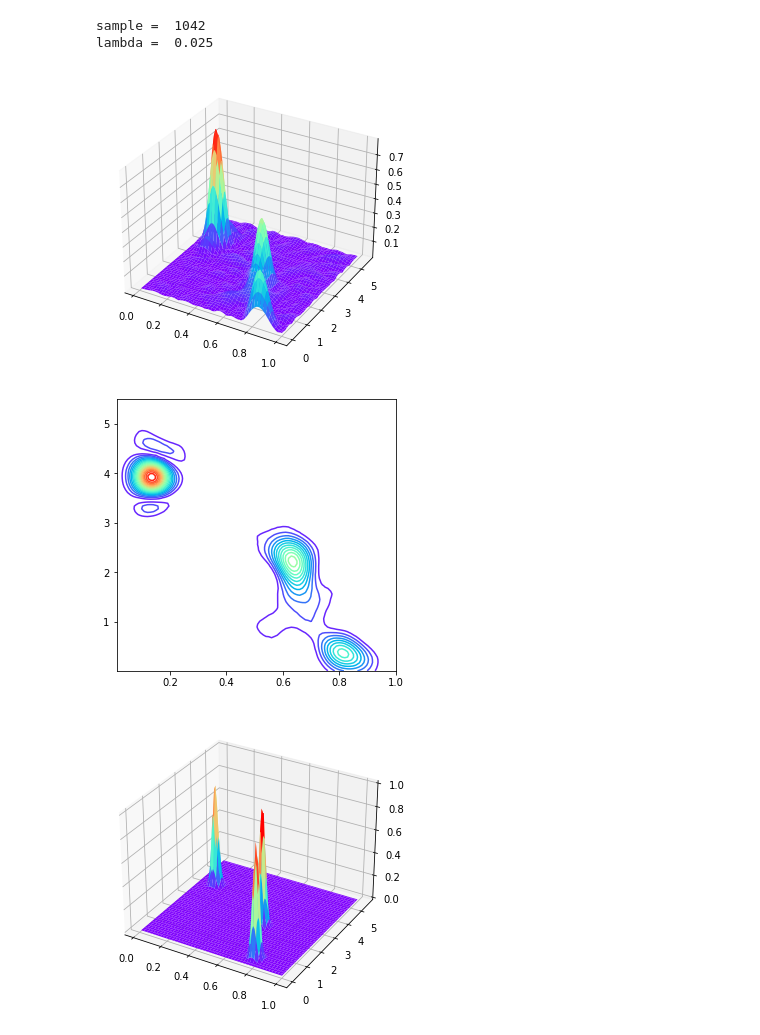
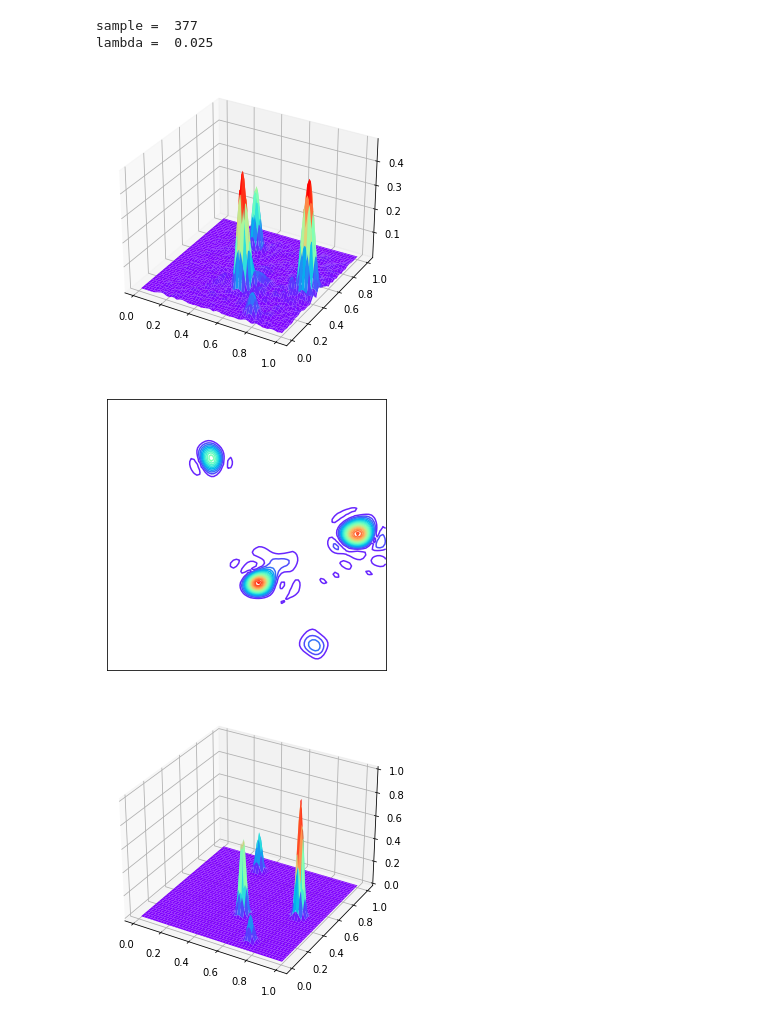
Before and after one commit to chenbo-cyber/DILT_ViT_2D, a Jupyter notebook: test_val.ipynb, the cells around one changed output. Saved outputs shown, nothing was run; the diff lists cells and outputs as text; code cells hidden in the pictures.

```diff
--- a/test_val.ipynb
+++ b/test_val.ipynb
@@ -6,35 +6,36 @@ import train
 from mpl_toolkits.mplot3d import Axes3D
 import scipy.io as scio
 
-DEVICE = torch.device("cuda:0")
+# DEVICE = torch.device("cuda:1")
 
 val_input = np.load("./Dataset/val_input.npy")
 val_label = np.load("./Dataset/val_label.npy")
+# val_input = np.load("./Dataset/test_input1.npy")
+# val_label = np.load("./Dataset/test_label1.npy")
 
-epoch = 120
+
+epoch = 300
 
 with torch.no_grad():
-    checkpoint = torch.load('Experiments/SimpleViT_230303_182546/checkpoints/epoch_{num}.pth'.format(num=epoch), map_location=DEVICE )
-    # checkpoint = torch.load('Experiments/SimpleViT_H10L10/checkpoints/epoch_{num}.pth'.format(num=epoch), map_location=DEVICE )
+    # checkpoint = torch.load('Experiments/SimpleViT_230512_203404/checkpoints/epoch_{num}.pth'.format(num=epoch), map_location=DEVICE )
+    checkpoint = torch.load('Experiments/T2T2_lin_1.5_48/SimpleViT_lambda=0.9/checkpoints/last.pth', map_location=DEVICE )
     # checkpoint = torch.load('./checkpoint/experiment_name/ViT/sig4.pth')
     args = checkpoint['args']
     module = train.set_module(args)
     module.load_state_dict(checkpoint['model'])
-    module.to(DEVICE)
+    module.to(args.device)
     module.eval()
 
 sample = np.random.randint(0, 2000)
-# sample = 1013
-sample = 1042
-# sample = 1101
-# sample = 276
-# sample = 1716
+# sample = 591
+sample = 377
 print('sample = ', sample)
 test_input = val_input[sample]
-test_input = torch.tensor(test_input).unsqueeze(0).to(DEVICE)
+test_input = torch.tensor(test_input).unsqueeze(0).to(args.device)
 test_input = test_input.to(torch.float32)
 
 out_decay, test_out, test_lambda = module(test_input)
+out_decay = out_decay.cpu().detach().numpy()
 test_out = test_out.cpu().detach().numpy()
 print('lambda = ', test_lambda)
 
@@ -42,41 +43,52 @@ print('lambda = ', test_lambda)
 # scio.savemat("./label.mat", {"label":val_label[sample]})
 # scio.savemat("./result.mat", {"result":test_out[0, :, :]})
 # %% [output]
-sample =  1042
+sample =  377
 lambda =  0.025
 # %%
 label_dim = 100
 
 figure = plt.figure(0)
 axes = Axes3D(figure)
 
 X = np.linspace(0.01, 1, 100)
-Y = np.linspace(0.0154, 5.5, 100)
+Y = np.linspace(0.01, 1, 100)
+
+# X = np.logspace(-1, 0.01, 100)
+# Y = np.logspace(-1, 0.01, 100)
 
 X,Y = np.meshgrid(X, Y)
 Z = test_out[0].reshape(label_dim, label_dim)
 axes.plot_surface(X,Y,Z,cmap='rainbow')
 plt.show()
 
 plt.figure(1, figsize=(5, 5))
 # Z[Z<0.01] = 0
+# fig, ax = plt.subplots()
 plt.contour(X, Y, Z, 20, cmap='rainbow')
+# # 将x轴和y轴改为对数坐标轴
+# ax.set_xscale('log')
+# ax.set_yscale('log')
+plt.xticks([])
+plt.yticks([])
 plt.show()
 
 figure = plt.figure(2)
 axes = Axes3D(figure)
 
-X = np.linspace(0.01, 1, 100)
-Y = np.linspace(0.0154, 5.5, 100)
-
-X,Y = np.meshgrid(X, Y)
 Z = val_label[sample]
 axes.plot_surface(X,Y,Z,cmap='rainbow')
 
 plt.figure(3, figsize=(5, 5))
+# fig, ax = plt.subplots()
 plt.contour(X, Y, Z, 20, cmap='rainbow')
+# 将x轴和y轴改为对数坐标轴
+# ax.set_xscale('log')
+# ax.set_yscale('log')
+plt.xticks([])
+plt.yticks([])
 plt.show()
 # %% [output]
-[figure, old version]
+[figure, new version]
-[figure, old version]
+[figure, new version]
-[figure, old version]
+[figure, new version]
```
Also changed, not shown: parts of 2 cells of this notebook, 4 other files.
